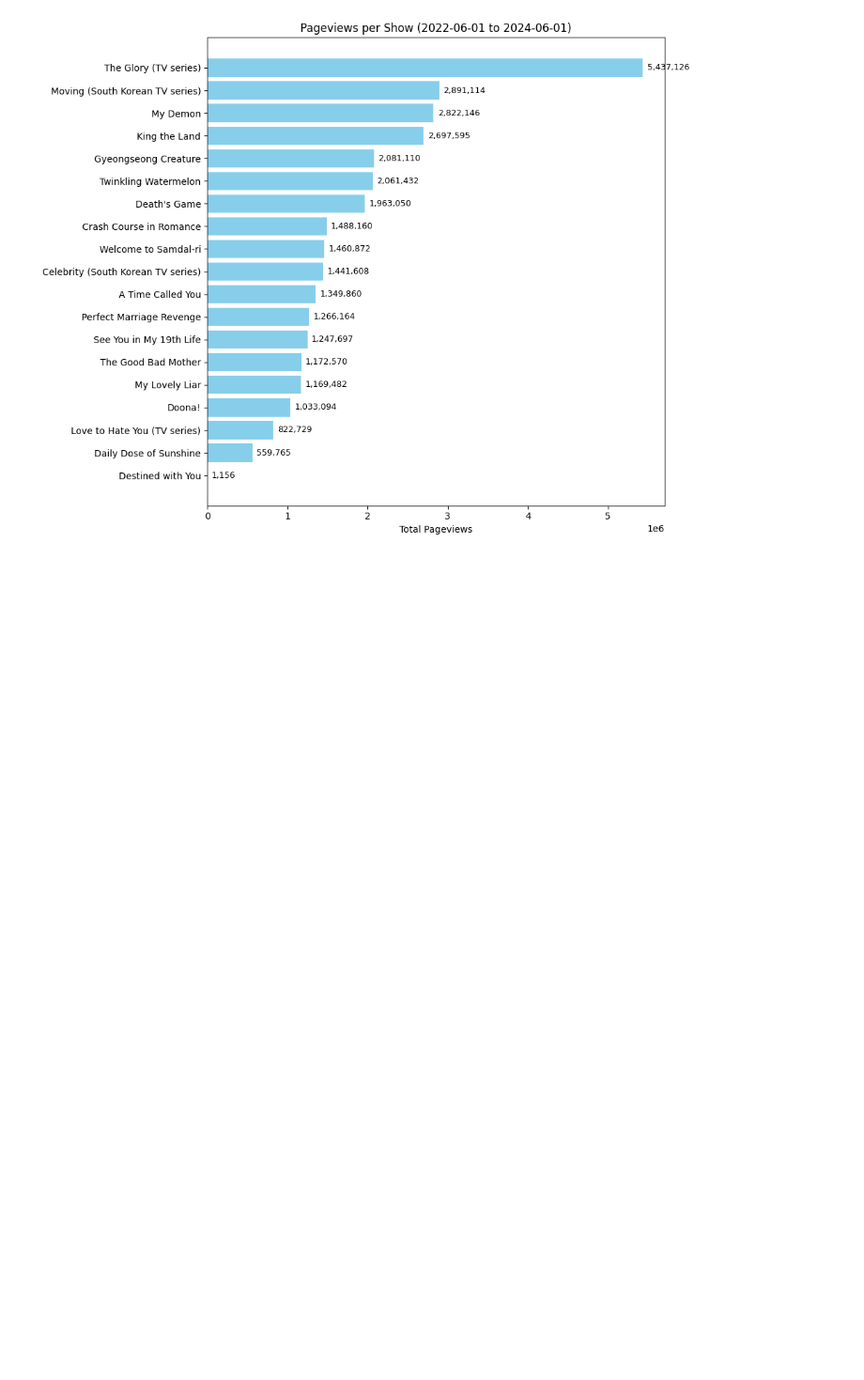
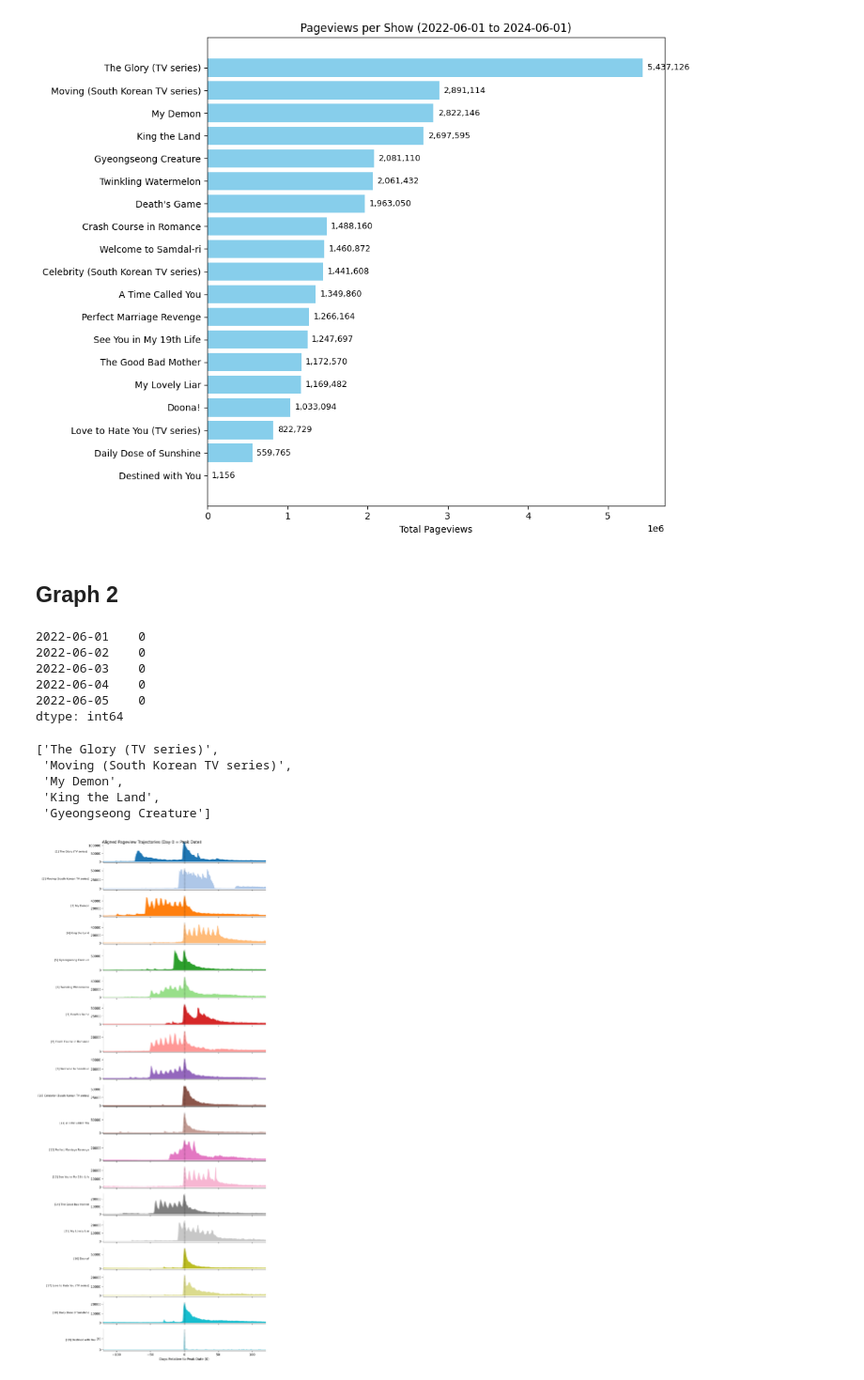
Before and after one commit to annabelyao124/week3-tasks-fri, a Jupyter notebook: Part 5 Task.ipynb, the cells around one changed output. Shown at 94% size. Cells and saved outputs as stored; diff of their text form; code cells hidden in the pictures; blank space fills up the shorter version.

Commit message:
Completed figure 2

```diff
--- a/Part 5 Task.ipynb
+++ b/Part 5 Task.ipynb
@@ -114,3 +114,75 @@ plt.tight_layout()
 plt.show()
 # %% [output]
 [figure]
+# %% [markdown]
+## Graph 2
+# %%
+# Find daily pageview
+daily = {}
+
+for show in shows:
+    wiki_key = key[show]
+    series = {day: counts.get(wiki_key) or 0 for day, counts in data.items()}
+    daily[show] = pd.Series(series).sort_index()
+
+daily[shows[0]].head()
+# %% [output]
+2022-06-01    0
+2022-06-02    0
+2022-06-03    0
+2022-06-04    0
+2022-06-05    0
+dtype: int64
+# %%
+# Find peak day and reindex days
+
+aligned = {}
+
+for show, series in daily.items():
+    peak_date = series.idxmax()
+    rel_days = (series.index - peak_date).days
+    aligned_series = pd.Series(series.values, index=rel_days)
+    aligned_series = aligned_series[(aligned_series.index >= -120) & (aligned_series.index <= 120)]
+    aligned[show] = aligned_series.sort_index()
+
+rank = pageviews_df['Show'].tolist()
+
+rank[:5]
+# %% [output]
+['The Glory (TV series)',
+ 'Moving (South Korean TV series)',
+ 'My Demon',
+ 'King the Land',
+ 'Gyeongseong Creature']
+# %%
+# Plot
+import numpy as np
+
+fig, axes = plt.subplots(
+    nrows=len(rank), ncols=1,
+    figsize=(10, 1.2*len(rank)),
+    sharex=True
+)
+
+colors = plt.cm.tab20(np.linspace(0, 1, len(rank)))
+
+for i, (ax, show, color) in enumerate(zip(axes, rank, colors)):
+    series = aligned[show]
+    ax.plot(series.index, series.values, color=color, linewidth=1)
+    ax.fill_between(series.index, series.values, color=color)
+
+    ax.axvline(0, color='black', linewidth=0.7, linestyle='--')
+
+    rank = i + 1
+    ax.set_ylabel(f"[{rank}] {show}", rotation=0, ha='right', va='center', fontsize=8)
+
+    ax.set_xlim(-120, 120)
+    ax.spines[['top', 'right']].set_visible(False)
+
+axes[-1].set_xlabel("Days Relative to Peak Date (0)")
+fig.suptitle("Aligned Pageview Trajectories (Day 0 = Peak Date)")
+
+plt.tight_layout()
+plt.show()
+# %% [output]
+[figure, added]
```
Also changed, not shown: parts of 1 cell of this notebook.
